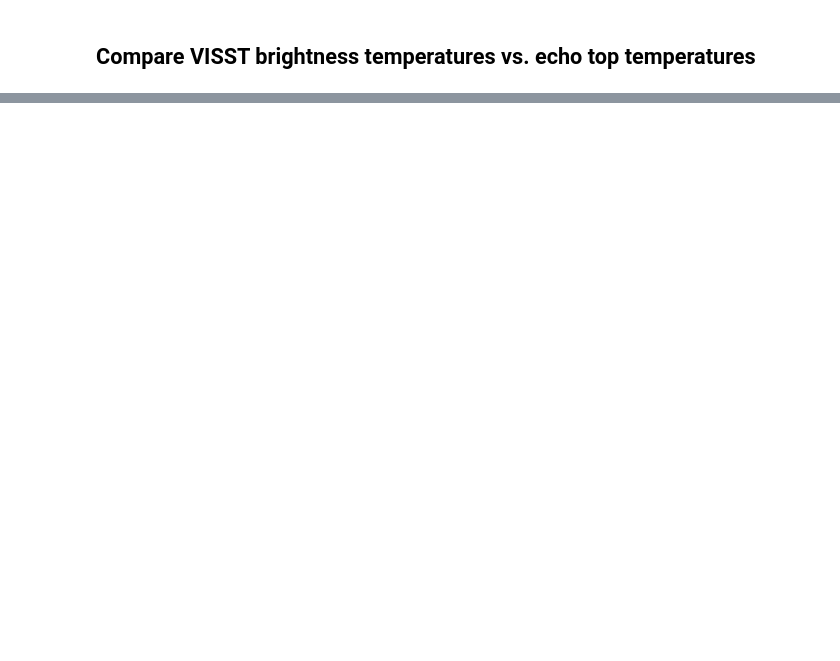
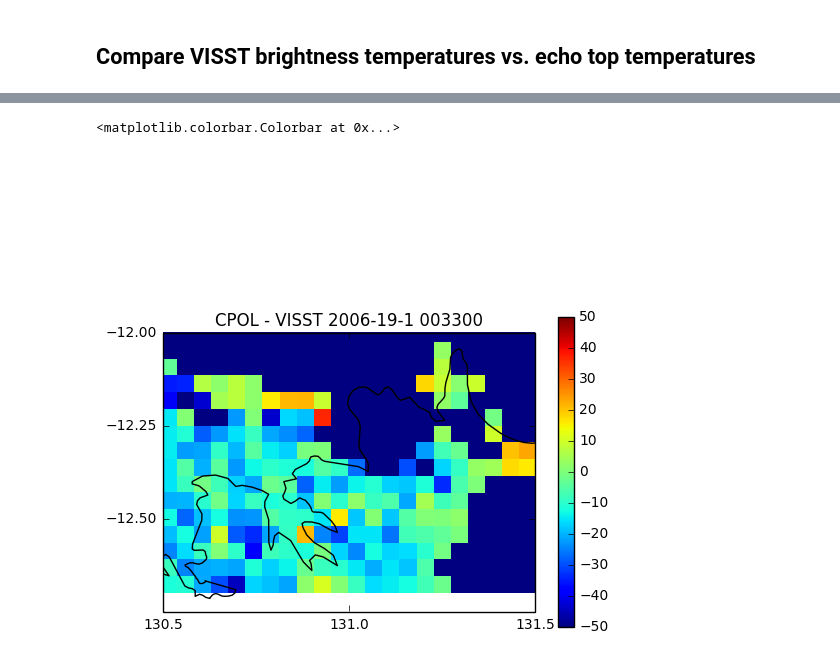
Before and after one commit to rcjackson/cmdv-rrm-anl, a Jupyter notebook: notebooks/Echo top heights.ipynb, the cells around one changed output, grey strips where cells are left out. Cells and saved outputs as stored; diff of their text form; code cells hidden in the pictures; blank space fills up the shorter version.

```diff
--- a/notebooks/Echo top heights.ipynb
+++ b/notebooks/Echo top heights.ipynb
@@ -237,0 +407,29 @@ plt.colorbar()
+# %%
+# Plot the masked data
+ax2 = plt.axes(projection=ccrs.PlateCarree())
+ax2.coastlines(resolution='10m')
+plt.pcolormesh(x,y,echo_temp-data_gridded, cmap='jet', vmin=190, vmax=270)
+plt.text(Darwin_Lon, Darwin_Lat,
+         'Darwin',
+         fontweight='bold',
+         color='white',
+         )
+plt.plot(Darwin_Lon, Darwin_Lat, 'w.')
+ax2.set_xticks([130, 130.5, 131, 131.5, 132], crs=ccrs.PlateCarree())
+ax2.set_yticks([-14, -13.5, -13, -12.5, -12.25,
+               -12, -11,-10.5,], crs=ccrs.PlateCarree())
+ax2.set_xlim([130.5, 131.5])
+ax2.set_ylim([-12.75, -12])
+plt.clim([-50, 50])
+plt.title('CPOL - VISST '
+          + str(year)
+          + '-'
+          + str(day)
+          + '-'
+          + str(month)
+          + ' '
+          + seconds_to_midnight_to_string(Time[frame]))
+plt.colorbar()
+# %% [output]
+<matplotlib.colorbar.Colorbar at 0x...>
+[figure, added]
```
Also changed, not shown: parts of 16 cells of this notebook.
